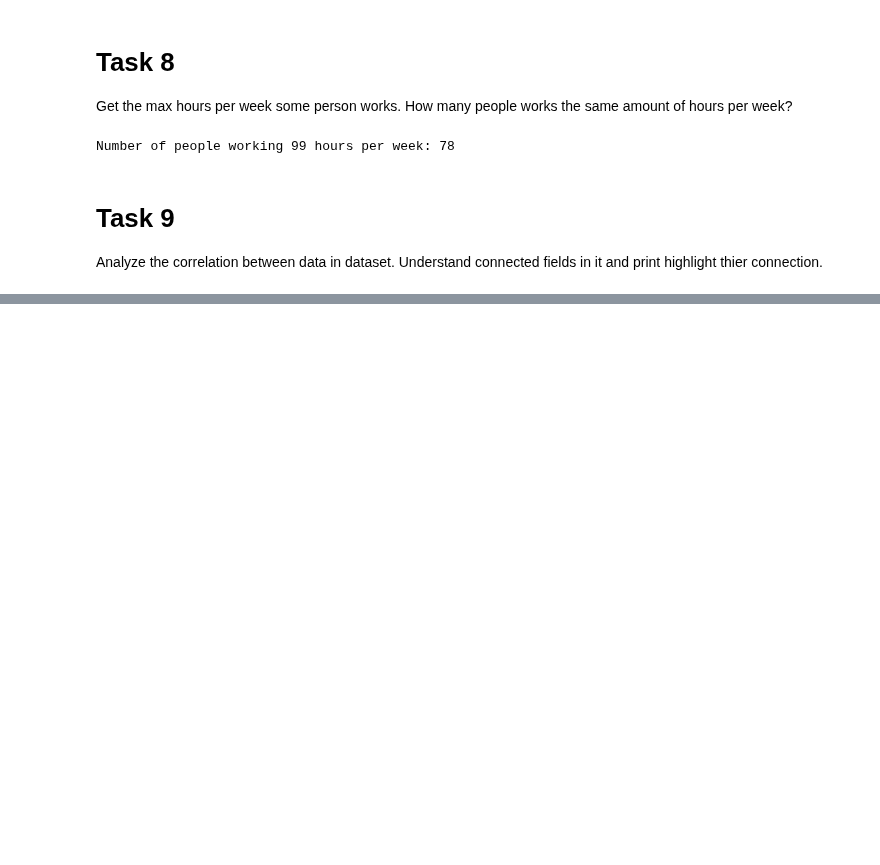
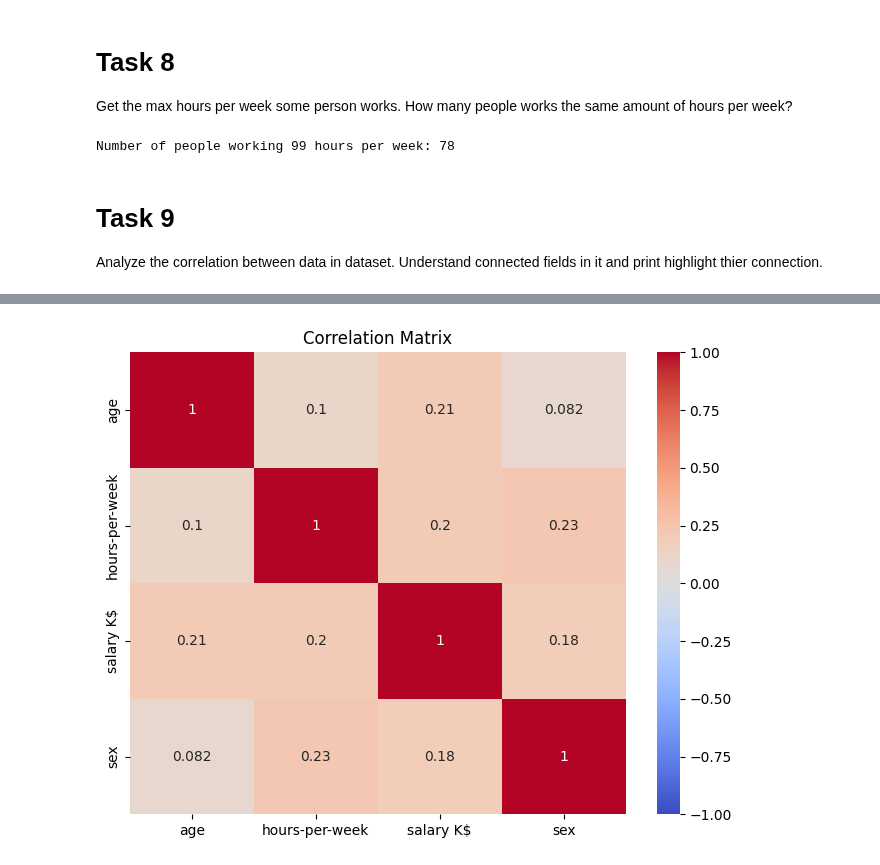
Before and after one commit to mate-academy/py-adult-data-analysis, a Jupyter notebook: app/main.ipynb, the cells around one changed output, grey strips where cells are left out. Saved outputs shown, nothing was run; the diff lists cells and outputs as text; code cells hidden in the pictures; blank space fills up the shorter version.

```diff
--- a/app/main.ipynb
+++ b/app/main.ipynb
@@ -188,0 +175,11 @@ pd.get_dummies(df).corr()
+# %%
+df["sex"] = df["sex"].map({"Male": 1, "Female": 0})
+df_filtered = df[["age", "hours-per-week", "salary K$", "sex"]].copy()
+correlation_matrix = df_filtered.corr()
+
+plt.figure(figsize=(8, 6))
+sns.heatmap(correlation_matrix, annot=True, cmap="coolwarm", vmin=-1, vmax=1)
+plt.title("Correlation Matrix")
+plt.show()
+# %% [output]
+[figure, added]
```
Also changed, not shown: parts of 3 cells of this notebook.
